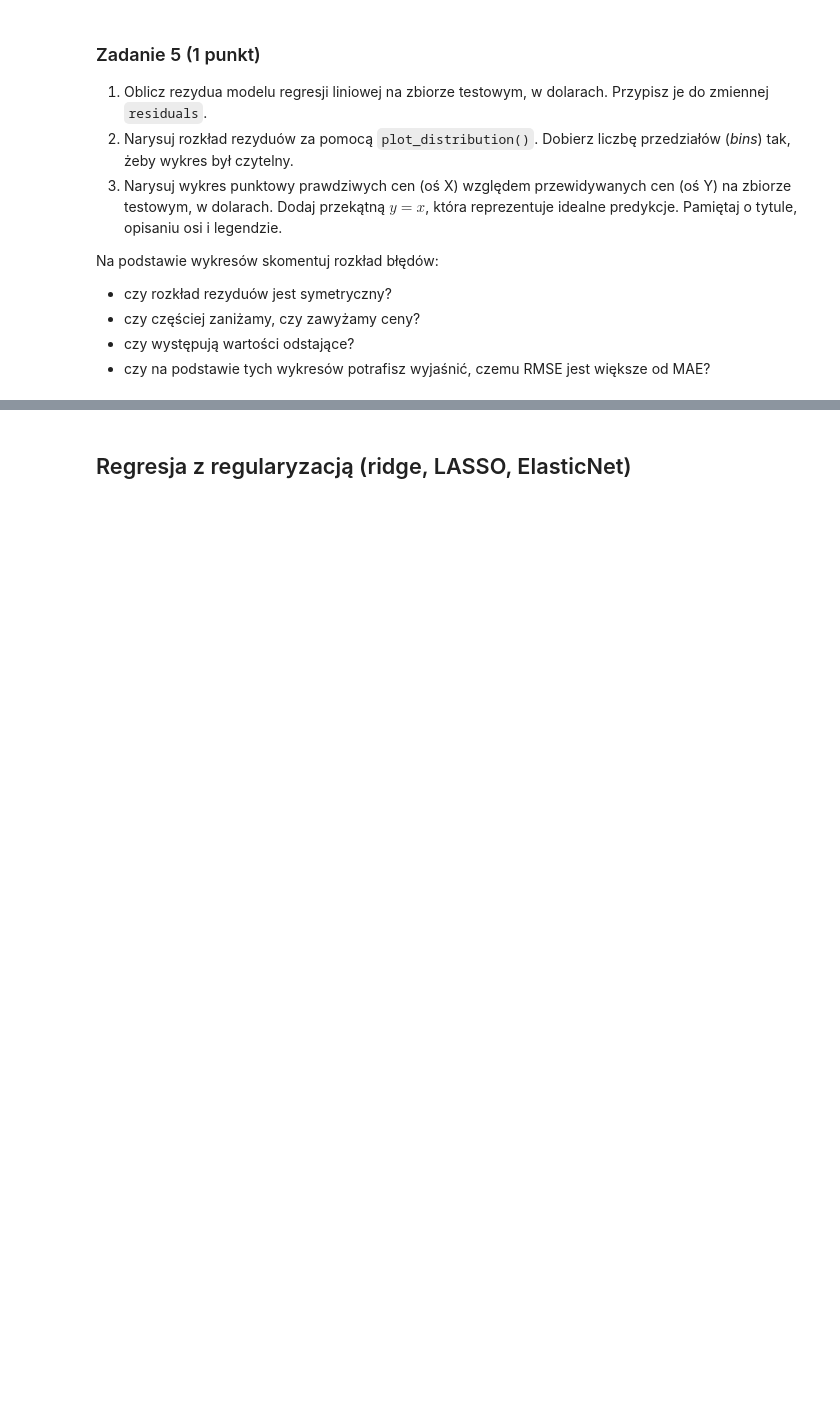
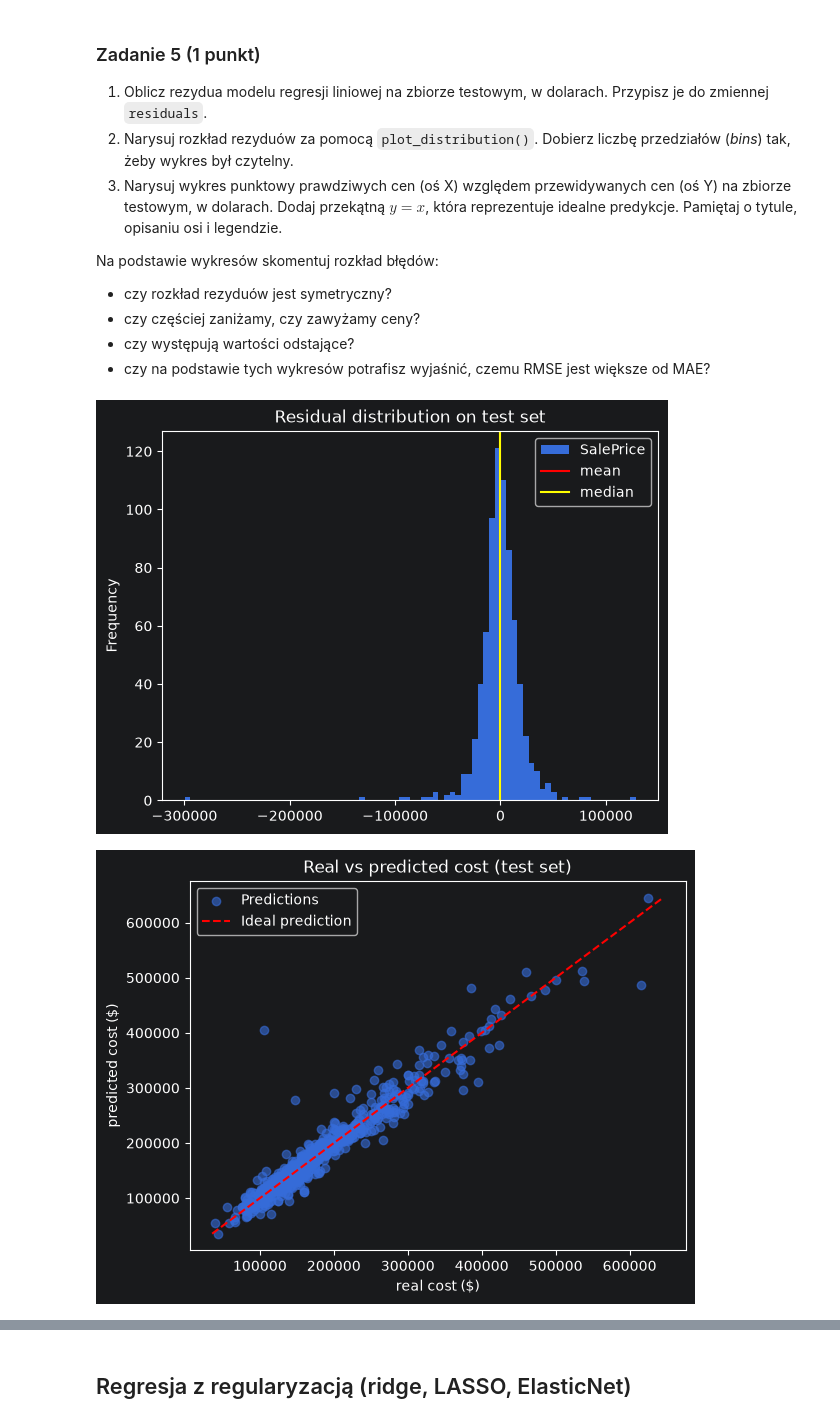
Before and after one commit to Ablaszak/podstawy-sztucznej-inteligencji, a Jupyter notebook: lab1/lab_1.ipynb, the cells around one changed output, grey strips where cells are left out. Saved outputs shown, nothing was run; the diff lists cells and outputs as text; code cells hidden in the pictures; blank space fills up the shorter version.

```diff
--- a/lab1/lab_1.ipynb
+++ b/lab1/lab_1.ipynb
@@ -769,3 +878,25 @@ Na podstawie wykresów skomentuj rozkład błędów:
+# %%
+target_y_test = np.expm1(y_test)
+models_y_test = np.expm1(lin_reg.predict(X_test))
+
+residuals = target_y_test - models_y_test
+plot_distribution(residuals, "Residual distribution on test set", bins=80)
+
+lims = [
+    min(target_y_test.min(), models_y_test.min()),
+    max(target_y_test.max(), models_y_test.max()),
+]
+
+plt.scatter(target_y_test, models_y_test, alpha=0.6, label="Predictions")
+plt.plot(lims, lims, "r--", label="Ideal prediction")
+plt.title("Real vs predicted cost (test set)")
+plt.xlabel("real cost ($)")
+plt.ylabel("predicted cost ($)")
+plt.legend()
+plt.show()
+# %% [output]
+[figure, added]
+[figure, added]
 # %%
 assert len(residuals) == len(y_test)
 assert abs(residuals.mean()) < 2000
```
Also changed, not shown: parts of 30 cells of this notebook.
